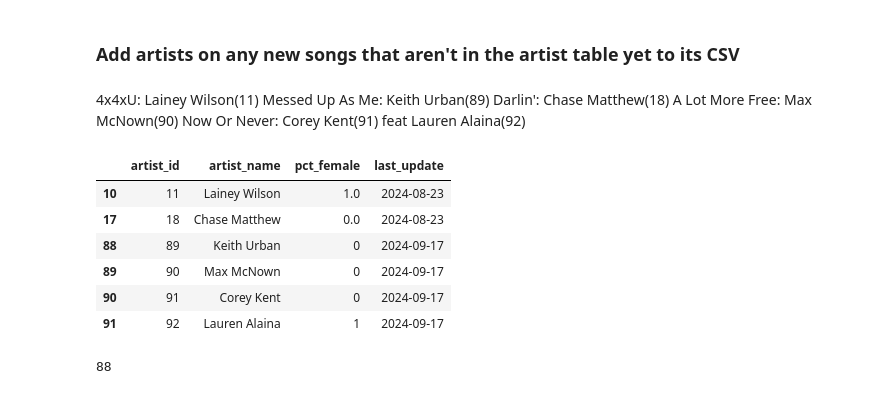
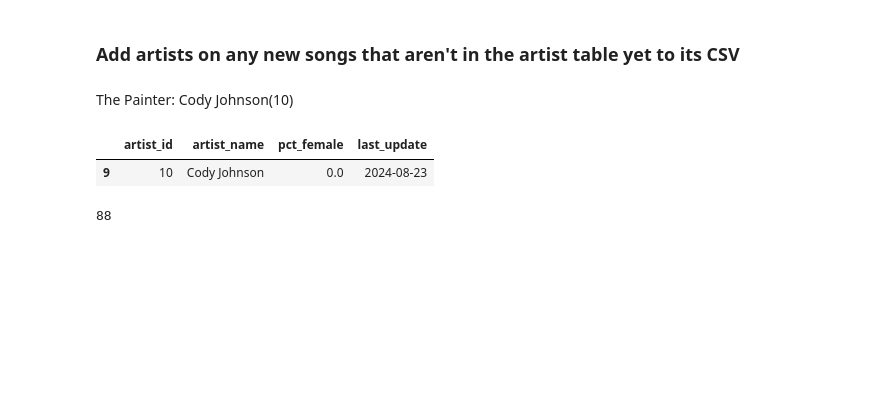
Before and after one commit to jwmanahan/billboard, a Jupyter notebook: add_new_week.ipynb, the cells around one changed output. Drawn from its saved outputs; the diff is of its cells as text; code cells hidden in the pictures; blank space fills up the shorter version.

```diff
--- a/add_new_week.ipynb
+++ b/add_new_week.ipynb
@@ -135,29 +133,15 @@ print(list(new_song_to_rank.keys()))
 # %%
 df_artist = pd.read_csv('source_data/artist.csv')
 # %% [markdown]
-4x4xU: Lainey Wilson(11)
-Messed Up As Me: Keith Urban(89)
-Darlin': Chase Matthew(18)
-A Lot More Free: Max McNown(90)
-Now Or Never: Corey Kent(91) feat Lauren Alaina(92)
+The Painter: Cody Johnson(10)
 # %%
 new_song_artists = [
-    'Lainey Wilson'
-    , 'Keith Urban'
-    , 'Chase Matthew'
-    , 'Max McNown'
-    , 'Corey Kent'
-    , 'Lauren Alaina'
+    'Cody Johnson'
 ]
 df_artist[df_artist['artist_name'].isin(new_song_artists)]
 # %% [output]
 |  | artist_id | artist_name | pct_female | last_update |
-| 10 | 11 | Lainey Wilson | 1.0 | 2024-08-23 |
-| 17 | 18 | Chase Matthew | 0.0 | 2024-08-23 |
-| 88 | 89 | Keith Urban | 0 | 2024-09-17 |
-| 89 | 90 | Max McNown | 0 | 2024-09-17 |
-| 90 | 91 | Corey Kent | 0 | 2024-09-17 |
-| 91 | 92 | Lauren Alaina | 1 | 2024-09-17 |
+| 9 | 10 | Cody Johnson | 0.0 | 2024-08-23 |
 # %%
 df_artist['artist_id'].max()
 # %% [output]
```
Also changed, not shown: parts of 50 cells of this notebook, 4 other files.
